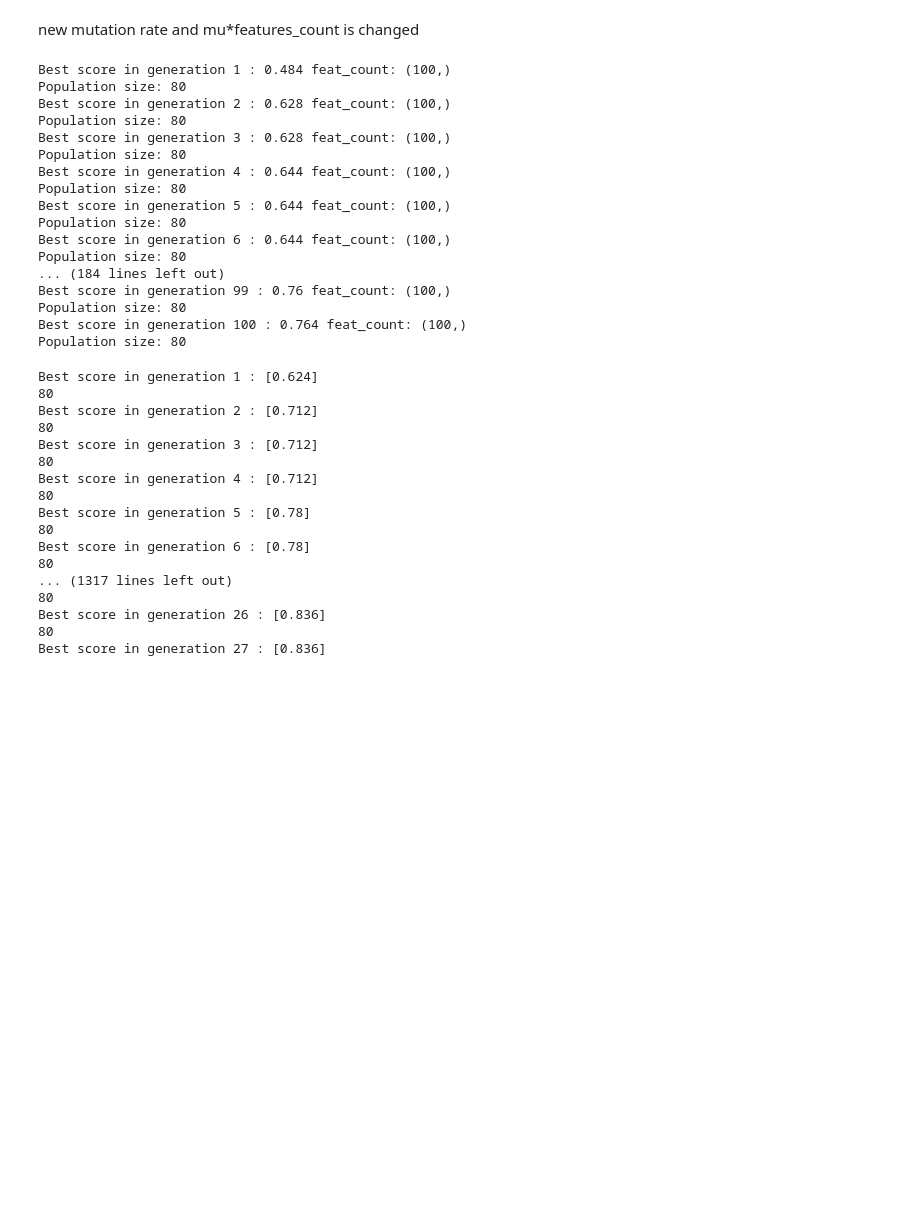
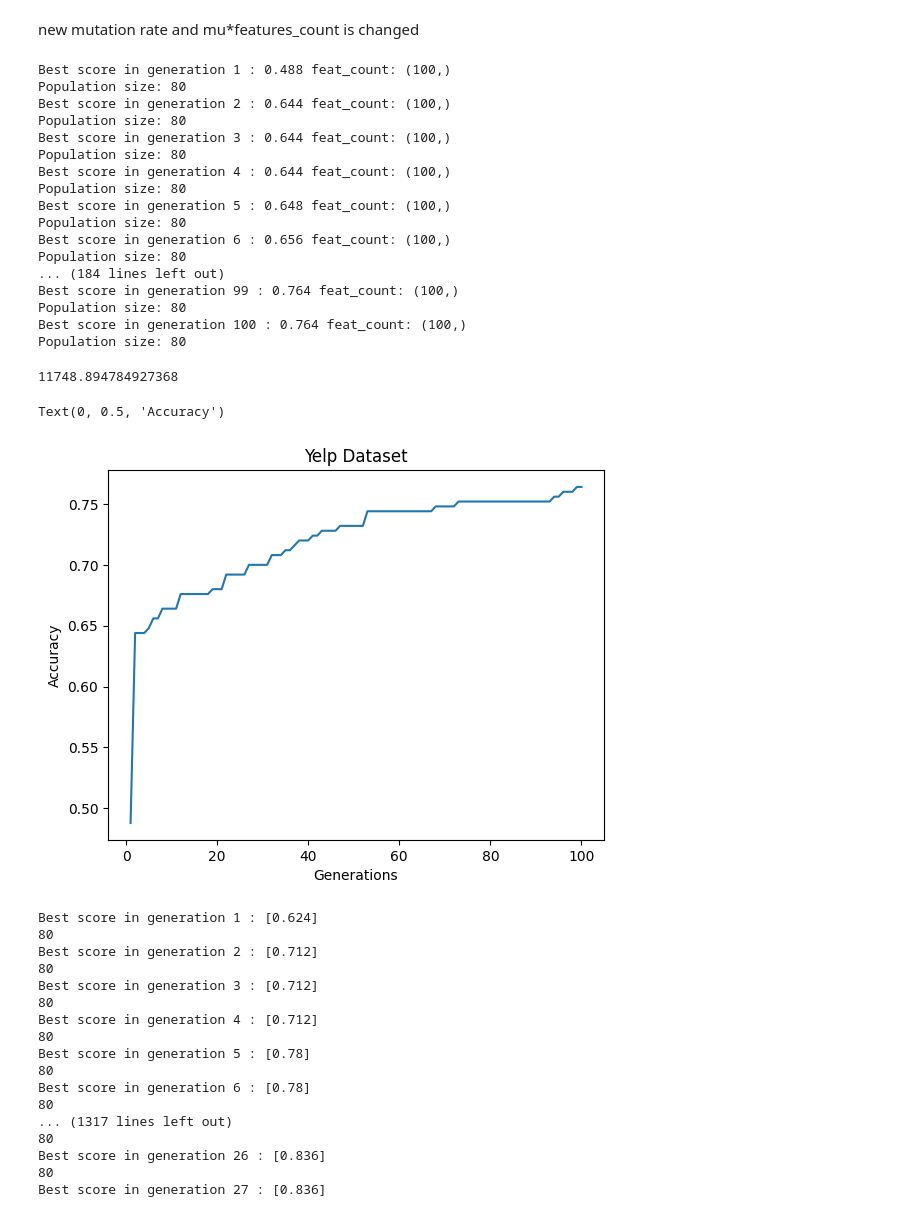
Before and after one commit to devasenan134/GA-SC, a Jupyter notebook: GA/yelp_ga.ipynb, the cells around one changed output. Cells and saved outputs as stored; diff of their text form; code cells hidden in the pictures; blank space fills up the shorter version.

```diff
--- a/GA/yelp_ga.ipynb
+++ b/GA/yelp_ga.ipynb
@@ -251,19 +250,20 @@ def single_point_crossover(pop_after_sel, probability):
 def single_point_crossover1(pop_after_sel, probability):
     shuffle(list(pop_after_sel))
     pop_nextgen = list(pop_after_sel)
-    chrom_l = len(pop_nextgen[0])
+    chromo_l = len(pop_nextgen[0])
     for i in range(0, len(pop_after_sel), 2):
         parent_1, parent_2 = pop_nextgen[i], pop_nextgen[i+1]
-        p1_features = list(np.where(parent_1 != 0)[0])
-        p2_features = list(np.where(parent_2 != 0)[0])
-        # print(len(p1_features), len(p2_features))
+        p1_features = list(np.where(np.array(parent_1) != 0)[0])
+        p2_features = list(np.where(np.array(parent_2) != 0)[0])
         if random() <= probability:
-            k = randint(0,len(p1_features))  # crossover_point
+            k = randint(0, len(p1_features))  # crossover_point
             c1_features = p1_features[:k] + p2_features[k:]
             c2_features = p2_features[:k] + p1_features[k:]
 
-            c1_dup = list(set([i for i in c1_features if c1_features.count(i) > 1]))
-            c2_dup = list(set([i for i in c2_features if c2_features.count(i) > 1]))
+            c1_dup = list(
+                set([i for i in c1_features if c1_features.count(i) > 1]))
+            c2_dup = list(
+                set([i for i in c2_features if c2_features.count(i) > 1]))
             # print("duplicates:", c1_dup, c2_dup)
 
             if len(c1_dup) > 0:
@@ -278,10 +278,17 @@ def single_point_crossover1(pop_after_sel, probability):
                 for i in c2_dup:
                     c2_features.remove(i)
                 c2_features.extend(k2)
+
+            new_child_1 = np.array(
+                [1 if i in c1_features else 0 for i in range(chromo_l)])
+            new_child_2 = np.array(
+                [1 if i in c2_features else 0 for i in range(chromo_l)])
+            pop_nextgen.append(new_child_1)
+            pop_nextgen.append(new_child_2)
             # print(len(c1_features), len(c2_features))
         else:
-            pop_nextgen.append(parent_1)
-            pop_nextgen.append(parent_2)
+            pop_nextgen.append(np.array(parent_1))
+            pop_nextgen.append(np.array(parent_2))
 
     return pop_nextgen
 # %%
@@ -434,6 +437,7 @@ logmodel = RandomForestClassifier(n_estimators=200, random_state=0)
 # %% [markdown]
 new mutation rate and mu*features_count is changed
 # %%
+st = time.time()
 chromo_set_1, score_set_1 = evolution(
     size=100,
     features_count=100,
@@ -441,26 +445,40 @@ chromo_set_1, score_set_1 = evolution(
     n_parents=80,
     crossover_pb=0.8,
     mutation_pb=0.05,
-    mutation_rate=0.1,
+    mutation_rate=0.05,
     n_gen=100
 )
+et = time.time()
+exce_time_1 = et-st
 # %% [output]
-Best score in generation 1 : 0.484 feat_count: (100,)
+Best score in generation 1 : 0.488 feat_count: (100,)
 Population size: 80
-Best score in generation 2 : 0.628 feat_count: (100,)
+Best score in generation 2 : 0.644 feat_count: (100,)
 Population size: 80
-Best score in generation 3 : 0.628 feat_count: (100,)
+Best score in generation 3 : 0.644 feat_count: (100,)
 Population size: 80
 Best score in generation 4 : 0.644 feat_count: (100,)
 Population size: 80
-Best score in generation 5 : 0.644 feat_count: (100,)
+Best score in generation 5 : 0.648 feat_count: (100,)
 Population size: 80
-Best score in generation 6 : 0.644 feat_count: (100,)
+Best score in generation 6 : 0.656 feat_count: (100,)
 Population size: 80
 ... (184 lines left out)
-Best score in generation 99 : 0.76 feat_count: (100,)
+Best score in generation 99 : 0.764 feat_count: (100,)
 Population size: 80
 Best score in generation 100 : 0.764 feat_count: (100,)
 Population size: 80
+# %%
+exce_time_1
+# %% [output]
+11748.894784927368
+# %%
+sns.lineplot(x=list(range(1, 101)), y=score_set_1)
+plt.title('Yelp Dataset')
+plt.xlabel('Generations')
+plt.ylabel('Accuracy')
+# %% [output]
+Text(0, 0.5, 'Accuracy')
+[figure, added]
 # %%
 import pickle
```
Also changed, not shown: parts of 10 cells of this notebook, 8 other files.
